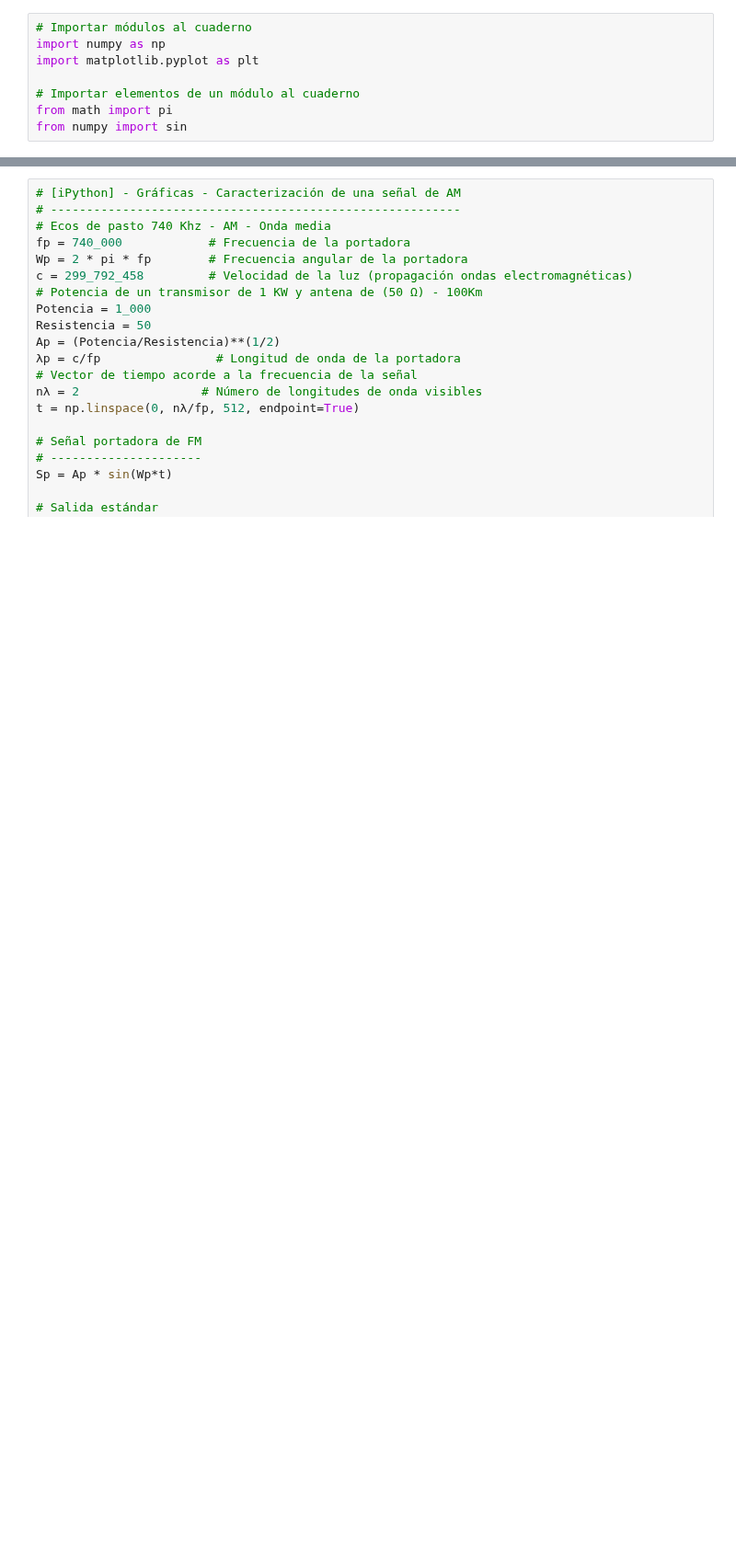
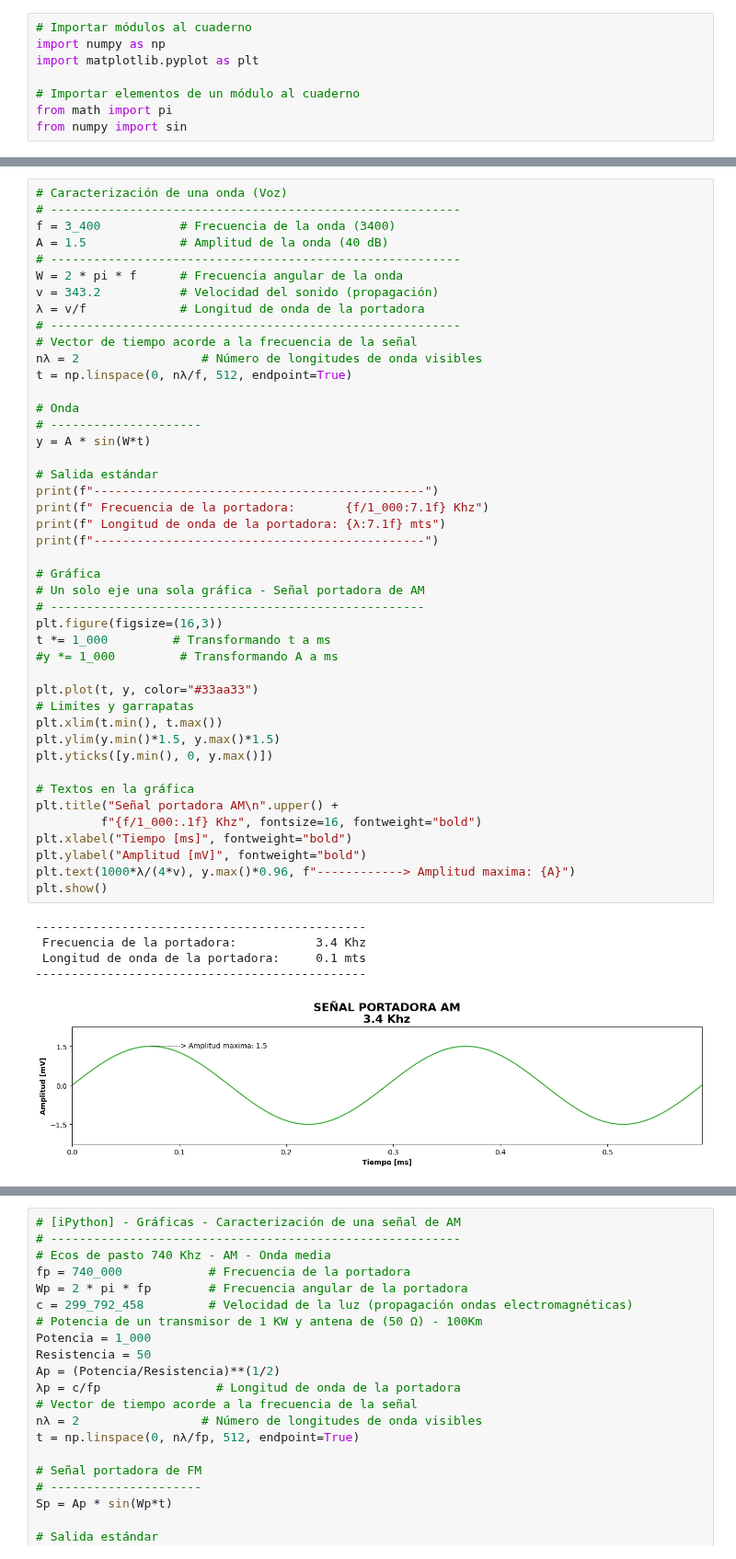
Before and after one commit to GiancarloBenavides/Telematics, a Jupyter notebook: 22-Encolamiento/22.1_señales.ipynb, the cells around one changed output, grey strips where cells are left out. Shown at 92% size. Saved outputs shown, nothing was run; the diff lists cells and outputs as text; blank space fills up the shorter version.

```diff
--- a/22-Encolamiento/22.1_señales.ipynb
+++ b/22-Encolamiento/22.1_señales.ipynb
@@ -37 +36,51 @@ from numpy import sin
+# %%
+# Caracterización de una onda (Voz)
+# ---------------------------------------------------------
+f = 3_400           # Frecuencia de la onda (3400)
+A = 1.5             # Amplitud de la onda (40 dB)
+# ---------------------------------------------------------
+W = 2 * pi * f      # Frecuencia angular de la onda
+v = 343.2           # Velocidad del sonido (propagación)
+λ = v/f             # Longitud de onda de la portadora
+# ---------------------------------------------------------
+# Vector de tiempo acorde a la frecuencia de la señal
+nλ = 2                 # Número de longitudes de onda visibles
+t = np.linspace(0, nλ/f, 512, endpoint=True)
+
+# Onda
+# ---------------------
+y = A * sin(W*t)
+
+# Salida estándar
+print(f"----------------------------------------------")
+print(f" Frecuencia de la portadora:       {f/1_000:7.1f} Khz")
+print(f" Longitud de onda de la portadora: {λ:7.1f} mts")
+print(f"----------------------------------------------")
+
+# Gráfica
+# Un solo eje una sola gráfica - Señal portadora de AM
+# ----------------------------------------------------
+plt.figure(figsize=(16,3))
+t *= 1_000         # Transformando t a ms
+#y *= 1_000         # Transformando A a ms
+
+plt.plot(t, y, color="#33aa33")
+# Limites y garrapatas
+plt.xlim(t.min(), t.max())
+plt.ylim(y.min()*1.5, y.max()*1.5)
+plt.yticks([y.min(), 0, y.max()])
+
+# Textos en la gráfica
+plt.title("Señal portadora AM\n".upper() +
+         f"{f/1_000:.1f} Khz", fontsize=16, fontweight="bold")
+plt.xlabel("Tiempo [ms]", fontweight="bold")
+plt.ylabel("Amplitud [mV]", fontweight="bold")
+plt.text(1000*λ/(4*v), y.max()*0.96, f"------------> Amplitud maxima: {A}")
+plt.show()
+# %% [output]
+----------------------------------------------
+ Frecuencia de la portadora:           3.4 Khz
+ Longitud de onda de la portadora:     0.1 mts
+----------------------------------------------
+[figure, added]
 # %% [markdown]
```
Also changed, not shown: parts of 7 cells of this notebook, 3 other files.
